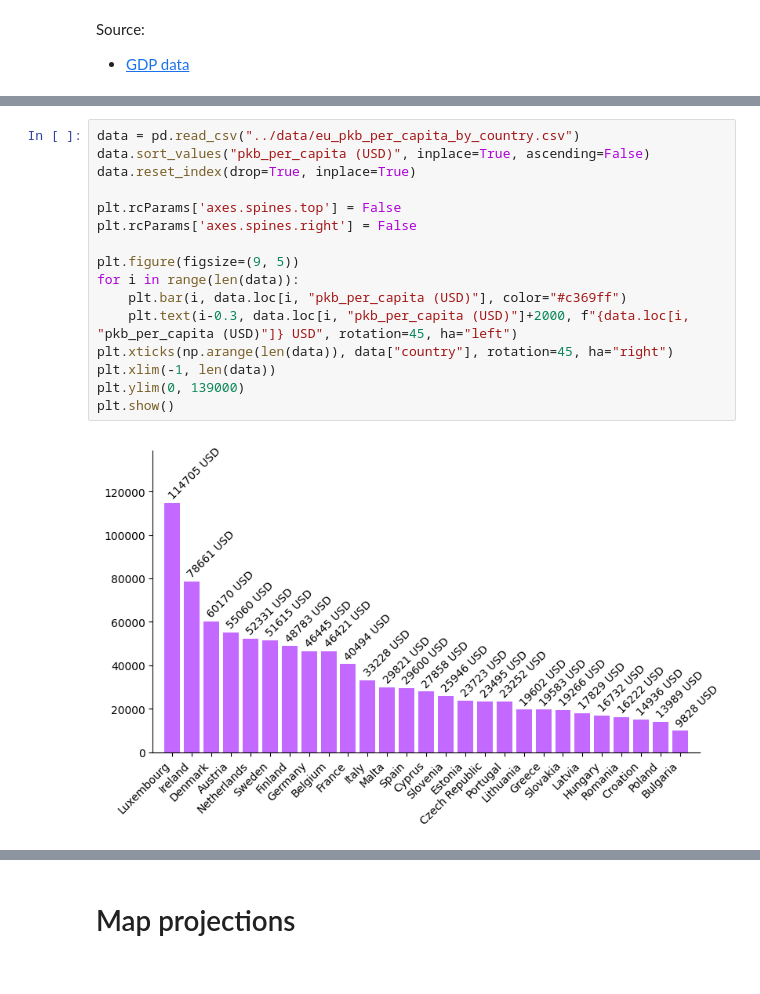
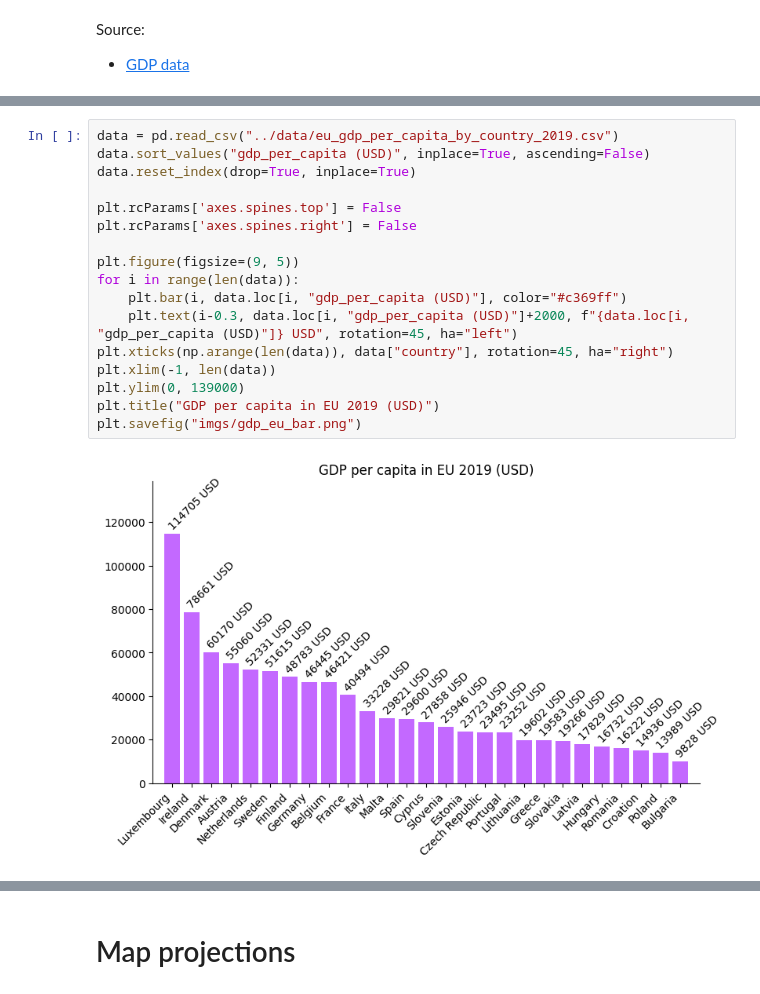
Before and after one commit to OgrodowskiJedrzej/Intro-To-Data-Science-Notebooks, a Jupyter notebook: Data Visualization/Geospatial/Geospatial_2.ipynb, the cells around one changed output, grey strips where cells are left out. Cells and saved outputs as stored; diff of their text form.

```diff
--- a/Data Visualization/Geospatial/Geospatial_2.ipynb
+++ b/Data Visualization/Geospatial/Geospatial_2.ipynb
@@ -20,21 +36,22 @@ Source:
 # %%
-data = pd.read_csv("../data/eu_pkb_per_capita_by_country.csv")
-data.sort_values("pkb_per_capita (USD)", inplace=True, ascending=False)
+data = pd.read_csv("../data/eu_gdp_per_capita_by_country_2019.csv")
+data.sort_values("gdp_per_capita (USD)", inplace=True, ascending=False)
 data.reset_index(drop=True, inplace=True)
 
 plt.rcParams['axes.spines.top'] = False
 plt.rcParams['axes.spines.right'] = False
 
 plt.figure(figsize=(9, 5))
 for i in range(len(data)):
-    plt.bar(i, data.loc[i, "pkb_per_capita (USD)"], color="#c369ff")
-    plt.text(i-0.3, data.loc[i, "pkb_per_capita (USD)"]+2000, f"{data.loc[i, "pkb_per_capita (USD)"]} USD", rotation=45, ha="left")
+    plt.bar(i, data.loc[i, "gdp_per_capita (USD)"], color="#c369ff")
+    plt.text(i-0.3, data.loc[i, "gdp_per_capita (USD)"]+2000, f"{data.loc[i, "gdp_per_capita (USD)"]} USD", rotation=45, ha="left")
 plt.xticks(np.arange(len(data)), data["country"], rotation=45, ha="right")
 plt.xlim(-1, len(data))
 plt.ylim(0, 139000)
-plt.show()
+plt.title("GDP per capita in EU 2019 (USD)")
+plt.savefig("imgs/gdp_eu_bar.png")
 # %% [output]
-[figure, old version]
+[figure, new version]
 # %%
 geodata = gpd.read_file("../data/geojson/world_countries.json")
 geodata.rename(columns={"name": "country"}, inplace=True)
```
Also changed, not shown: parts of 7 cells of this notebook, 4 other files.
